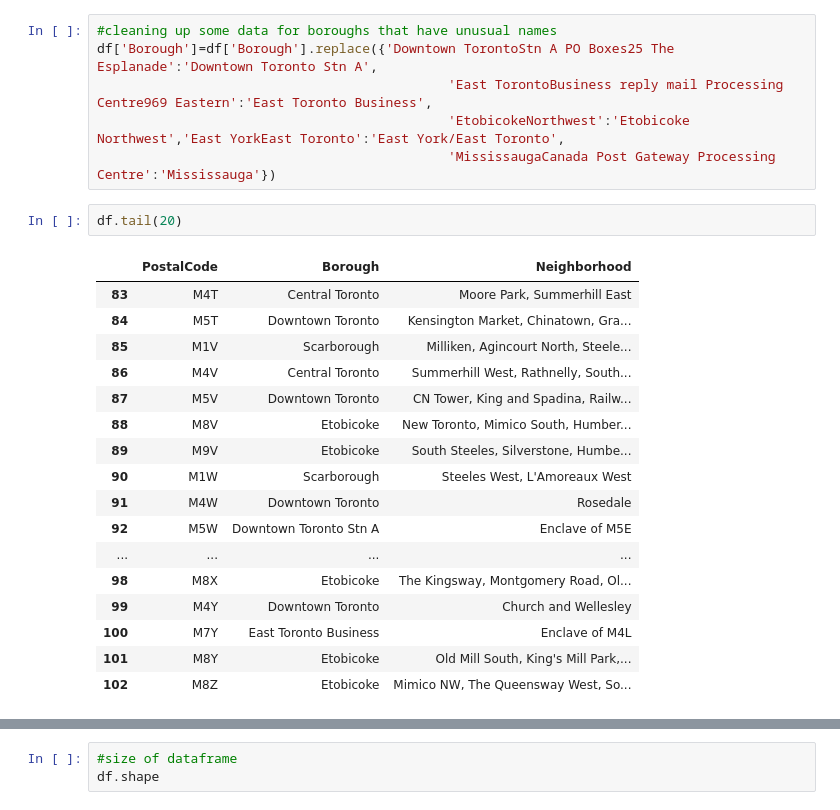
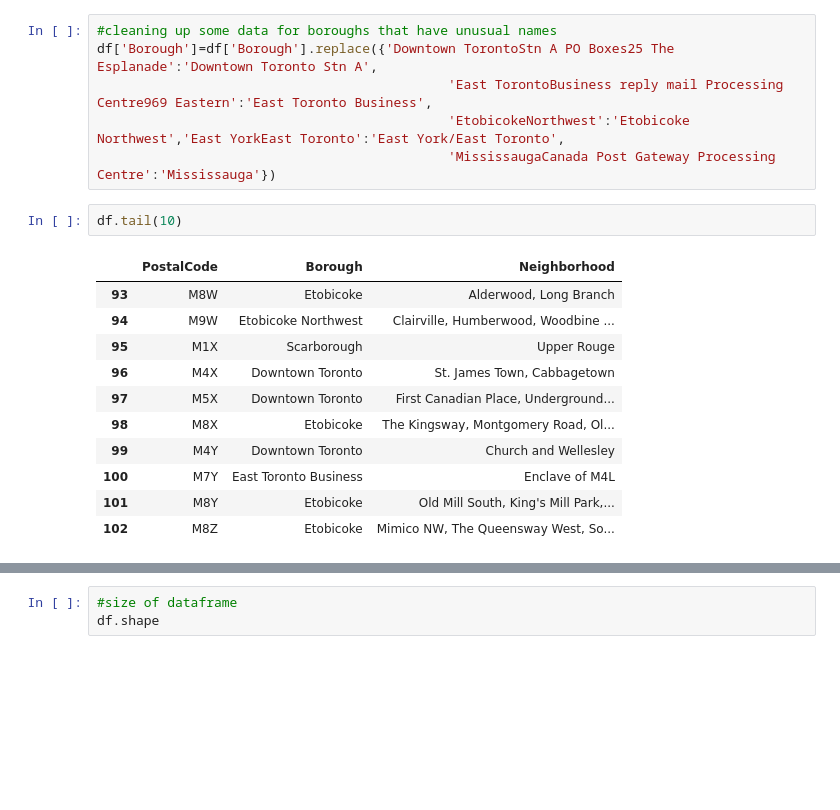
Before and after one commit to wanga-dev/Coursera_Capstone, a Jupyter notebook: Segmenting & Clustering Toronto Neighborhoods.ipynb, the cells around one changed output, grey strips where cells are left out. Drawn from its saved outputs; the diff is of its cells as text; blank space fills up the shorter version.

```diff
--- a/Segmenting & Clustering Toronto Neighborhoods.ipynb
+++ b/Segmenting & Clustering Toronto Neighborhoods.ipynb
@@ -57,20 +57,14 @@ df['Borough']=df['Borough'].replace({'Downtown TorontoStn A PO Boxes25 The Espla
                                              'EtobicokeNorthwest':'Etobicoke Northwest','East YorkEast Toronto':'East York/East Toronto',
                                              'MississaugaCanada Post Gateway Processing Centre':'Mississauga'})
 # %%
-df.tail(20)
+df.tail(10)
 # %% [output]
 |  | PostalCode | Borough | Neighborhood |
-| 83 | M4T | Central Toronto | Moore Park, Summerhill East |
-| 84 | M5T | Downtown Toronto | Kensington Market, Chinatown, Gra... |
-| 85 | M1V | Scarborough | Milliken, Agincourt North, Steele... |
-| 86 | M4V | Central Toronto | Summerhill West, Rathnelly, South... |
-| 87 | M5V | Downtown Toronto | CN Tower, King and Spadina, Railw... |
-| 88 | M8V | Etobicoke | New Toronto, Mimico South, Humber... |
-| 89 | M9V | Etobicoke | South Steeles, Silverstone, Humbe... |
-| 90 | M1W | Scarborough | Steeles West, L'Amoreaux West |
-| 91 | M4W | Downtown Toronto | Rosedale |
-| 92 | M5W | Downtown Toronto Stn A | Enclave of M5E |
-| ... | ... | ... | ... |
+| 93 | M8W | Etobicoke | Alderwood, Long Branch |
+| 94 | M9W | Etobicoke Northwest | Clairville, Humberwood, Woodbine ... |
+| 95 | M1X | Scarborough | Upper Rouge |
+| 96 | M4X | Downtown Toronto | St. James Town, Cabbagetown |
+| 97 | M5X | Downtown Toronto | First Canadian Place, Underground... |
 | 98 | M8X | Etobicoke | The Kingsway, Montgomery Road, Ol... |
 | 99 | M4Y | Downtown Toronto | Church and Wellesley |
 | 100 | M7Y | East Toronto Business | Enclave of M4L |
```
Also changed, not shown: parts of 29 cells of this notebook.
